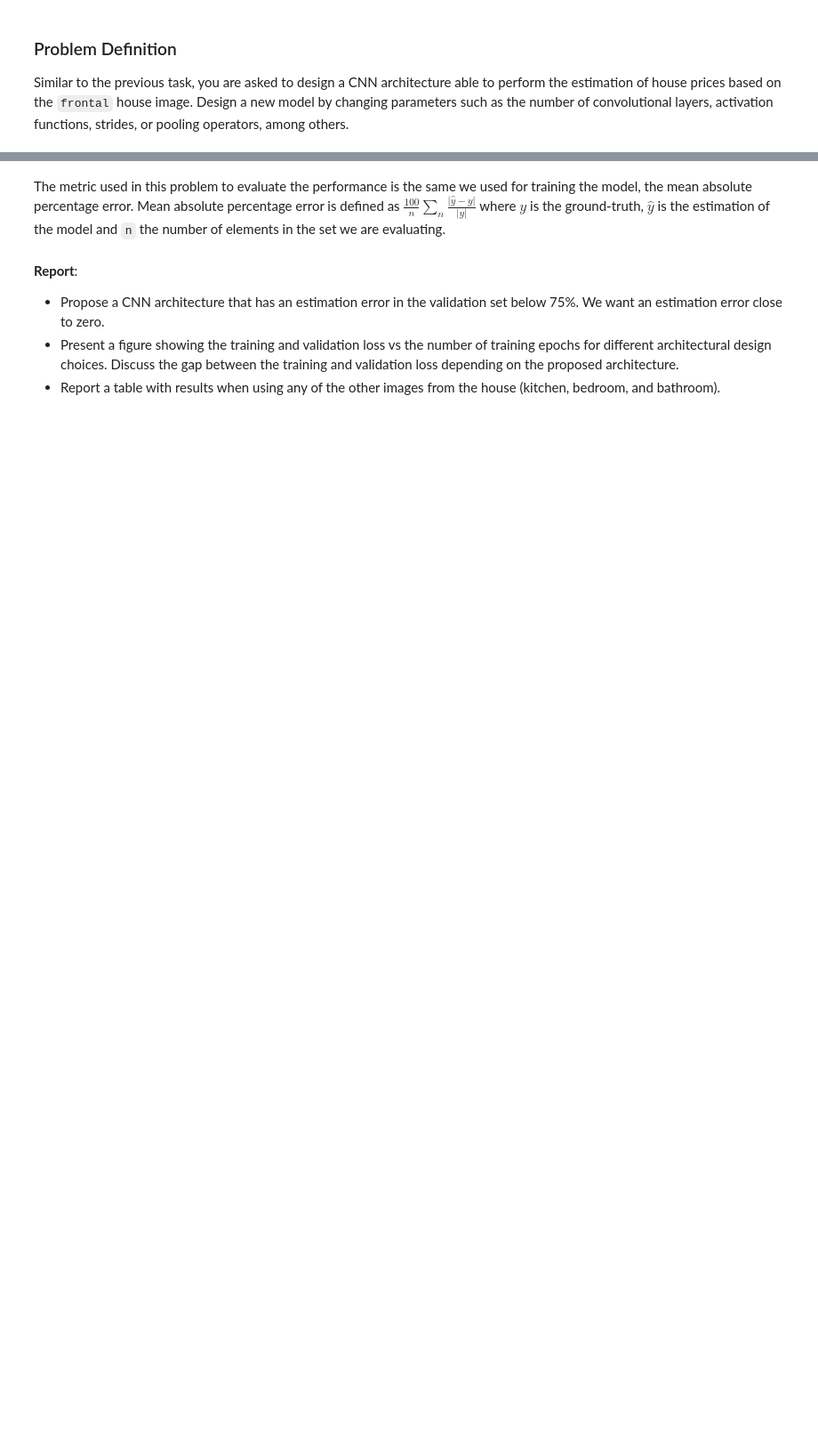
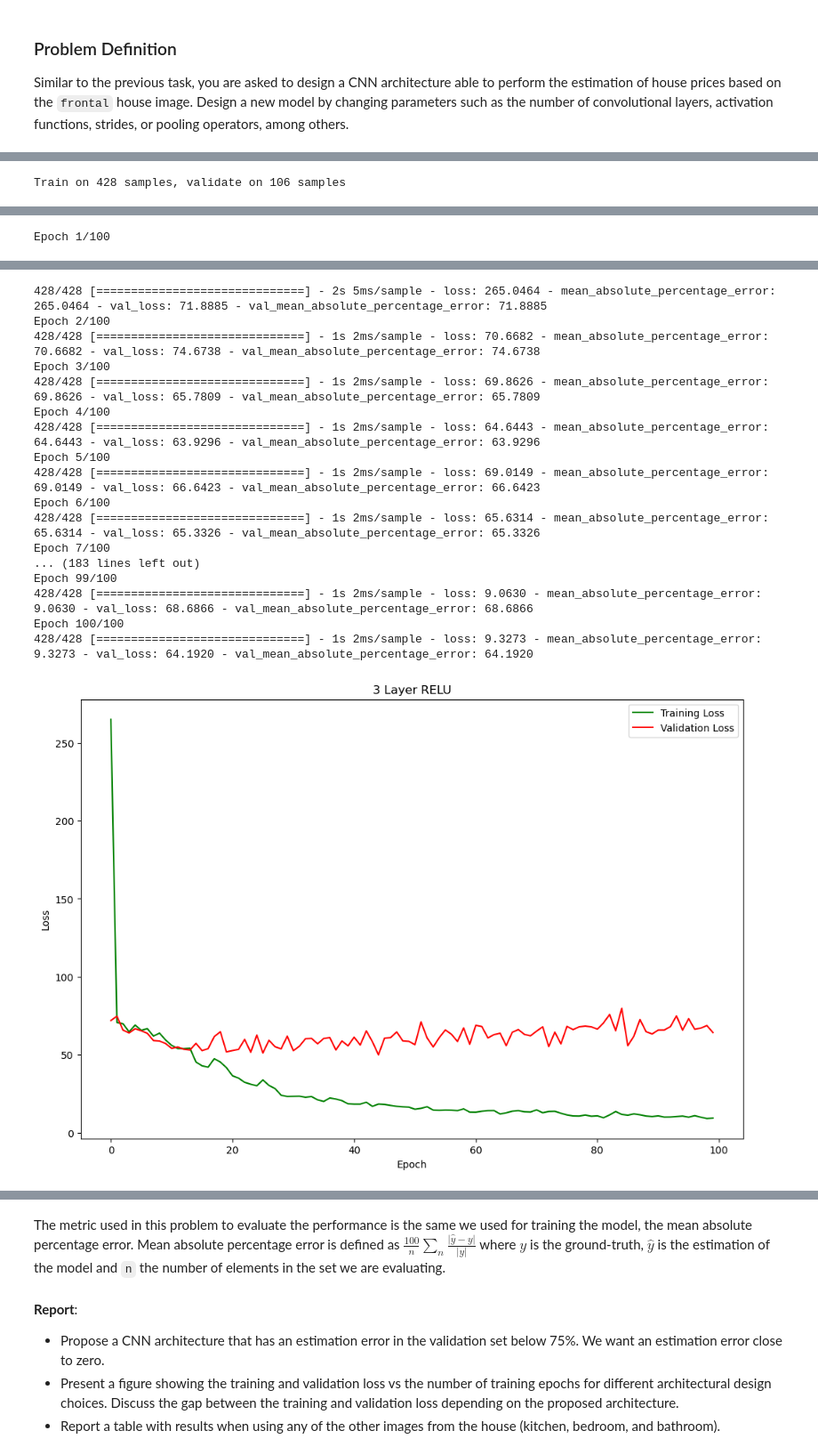
Before and after one commit to codinghasnat/DeepLearningCW_Year3, a Jupyter notebook: Chapter 2/02_CNN_Introduction.ipynb, the cells around one changed output, grey strips where cells are left out. Shown at 89% size. Saved outputs shown, nothing was run; the diff lists cells and outputs as text; code cells hidden in the pictures; blank space fills up the shorter version.

```diff
--- a/Chapter 2/02_CNN_Introduction.ipynb
+++ b/Chapter 2/02_CNN_Introduction.ipynb
@@ -1273,21 +1031,26 @@ print('Y_val labels shape: {0}'.format(Y_val.shape))
 
 Similar to the previous task, you are asked to design a CNN architecture able to perform the estimation of house prices based on the `frontal` house image. Design a new model by changing parameters such as the number of convolutional layers, activation functions, strides, or pooling operators, among others.
 # %%
+#3 Layer All RELU
+
 import tensorflow as tf
+import time
 tf.compat.v1.logging.set_verbosity(tf.compat.v1.logging.ERROR)
 from keras.models import Sequential
 from keras.layers import Dense, Activation
 from keras.utils import np_utils
 from keras.optimizers import Adam
 from keras.layers import Conv2D, MaxPooling2D, Flatten
+from keras.models import load_model
+
 tf.random.set_seed(1234)
+
+start_time = time.time()
 
 chanDim = -1
 model = Sequential()
 
 # . . .
-
-
 # Convolutional and Pooling Layers
 model.add(Conv2D(32, (3, 3), activation='relu', input_shape=(64, 64, 3)))
 model.add(MaxPooling2D((2, 2)))
@@ -1298,17 +1061,13 @@ model.add(MaxPooling2D((2, 2)))
 
 # Flatten Layer
 model.add(Flatten())
-
 # Fully Connected Layers
 model.add(Dense(128, activation='relu'))
 model.add(Dense(64, activation='relu'))
 
 # Output Layer
 model.add(Dense(1, activation='linear'))  # Assuming house price prediction, use linear activation
-
-
-
-# . . .
+# . . . .
 
 model.summary()
 opt = Adam(lr=1e-3, decay=1e-3 / 200)
@@ -1316,12 +1075,31 @@ model.compile(loss="mean_absolute_percentage_error", optimizer=opt, metrics=['me
 
 # train the model
 print("[INFO] training model...")
-model.fit(X_train, Y_train, validation_data=(X_val, Y_val), epochs=100, batch_size=32)
+history = model.fit(X_train, Y_train, validation_data=(X_val, Y_val), epochs=100, batch_size=32)
+start_time = time.time()
 
+# Plot all metrics on the same graph
+plt.figure(figsize=(12, 8))
+
+# Plot mean absolute percentage error
+
+# Plot loss
+plt.plot(history.history['loss'], label='Training Loss', color='green')
+plt.plot(history.history['val_loss'], label='Validation Loss', color='red')
+
+plt.title('3 Layer RELU')
+plt.xlabel('Epoch')
+plt.ylabel('Loss')
+plt.legend()
+plt.savefig('3 Layer RELU.png')
+plt.show()
 
 #-----
+
 prices_predicted = model.predict(X_val).flatten()
 diff = ((prices_predicted - Y_val) / Y_val) * 100
 error_mean = np.mean(np.abs(diff))
 
 print("Predicting house prices - Estimation Error: {:.2f}%".format(error_mean))
+print("Time Elapsed: " + str(start_time - end_time))
+# %% [output]
@@ -1327,0 +1123 @@ print("Predicting house prices - Estimation Error: {:.2f}%".format(error_mean))
+Train on 428 samples, validate on 106 samples
@@ -1327,0 +1125 @@ print("Predicting house prices - Estimation Error: {:.2f}%".format(error_mean))
+Epoch 1/100
@@ -1327,0 +1127,18 @@ print("Predicting house prices - Estimation Error: {:.2f}%".format(error_mean))
+428/428 [==============================] - 2s 5ms/sample - loss: 265.0464 - mean_absolute_percentage_error: 265.0464 - val_loss: 71.8885 - val_mean_absolute_percentage_error: 71.8885
+Epoch 2/100
+428/428 [==============================] - 1s 2ms/sample - loss: 70.6682 - mean_absolute_percentage_error: 70.6682 - val_loss: 74.6738 - val_mean_absolute_percentage_error: 74.6738
+Epoch 3/100
+428/428 [==============================] - 1s 2ms/sample - loss: 69.8626 - mean_absolute_percentage_error: 69.8626 - val_loss: 65.7809 - val_mean_absolute_percentage_error: 65.7809
+Epoch 4/100
+428/428 [==============================] - 1s 2ms/sample - loss: 64.6443 - mean_absolute_percentage_error: 64.6443 - val_loss: 63.9296 - val_mean_absolute_percentage_error: 63.9296
+Epoch 5/100
+428/428 [==============================] - 1s 2ms/sample - loss: 69.0149 - mean_absolute_percentage_error: 69.0149 - val_loss: 66.6423 - val_mean_absolute_percentage_error: 66.6423
+Epoch 6/100
+428/428 [==============================] - 1s 2ms/sample - loss: 65.6314 - mean_absolute_percentage_error: 65.6314 - val_loss: 65.3326 - val_mean_absolute_percentage_error: 65.3326
+Epoch 7/100
+... (183 lines left out)
+Epoch 99/100
+428/428 [==============================] - 1s 2ms/sample - loss: 9.0630 - mean_absolute_percentage_error: 9.0630 - val_loss: 68.6866 - val_mean_absolute_percentage_error: 68.6866
+Epoch 100/100
+428/428 [==============================] - 1s 2ms/sample - loss: 9.3273 - mean_absolute_percentage_error: 9.3273 - val_loss: 64.1920 - val_mean_absolute_percentage_error: 64.1920
+[figure, added]
```
Also changed, not shown: parts of 29 cells of this notebook, 1 other file.
